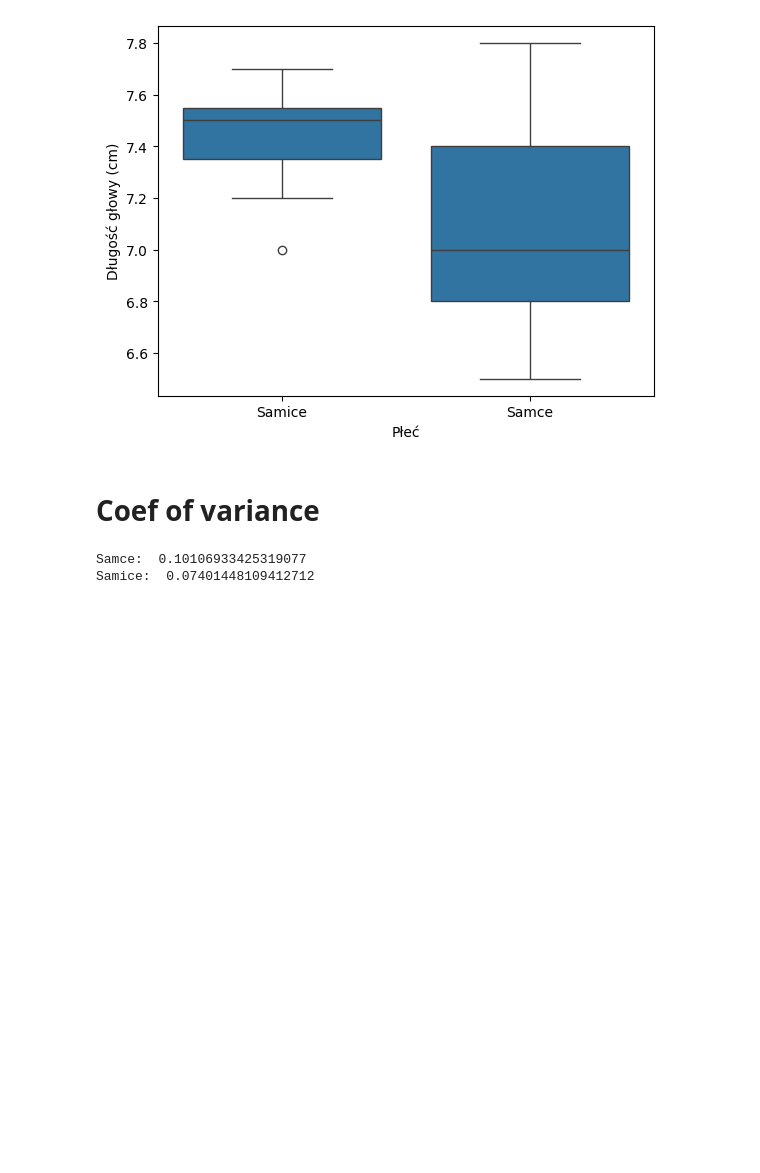
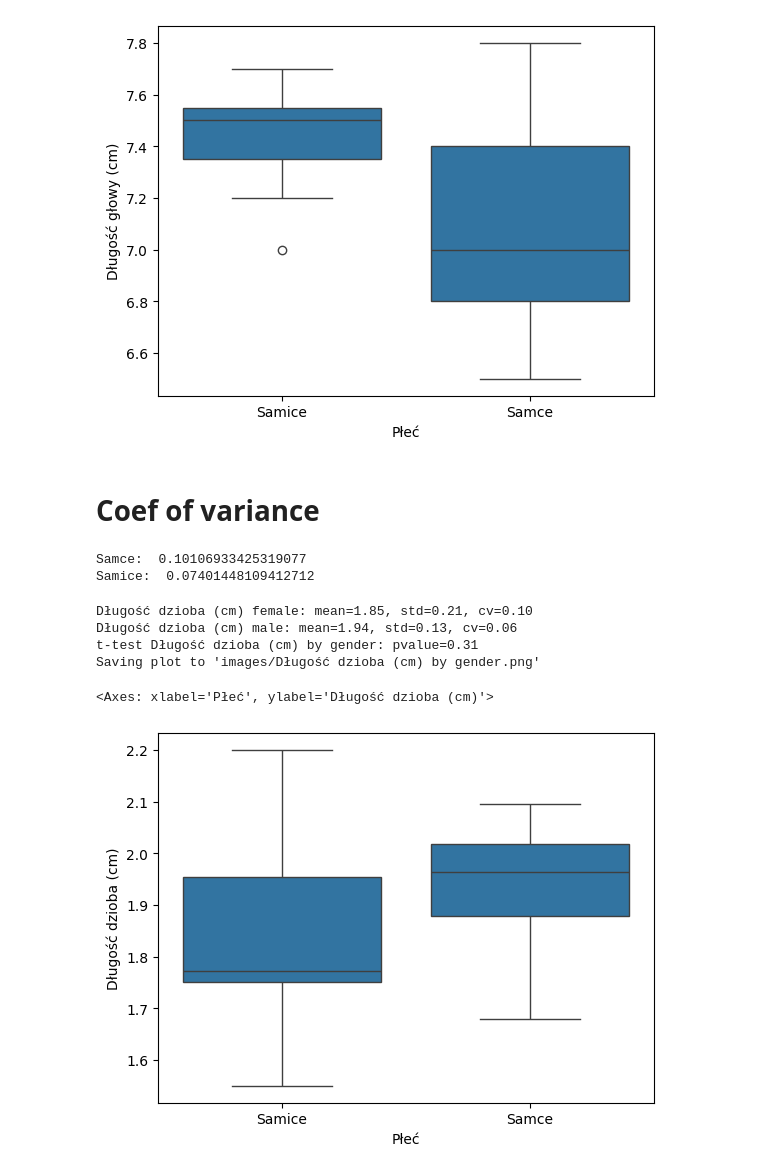
Before and after one commit to mateuszkojro/charakterystyka-morfometryczna-golebia-miejskiego, a Jupyter notebook: 09-porownanie-hetmanski.ipynb, the cells around one changed output. Cells and saved outputs as stored; diff of their text form; code cells hidden in the pictures; blank space fills up the shorter version.

```diff
--- a/09-porownanie-hetmanski.ipynb
+++ b/09-porownanie-hetmanski.ipynb
@@ -42,3 +43,12 @@ print("Samice: ", 27.6/372.9)
 # %% [output]
 Samce:  0.10106933425319077
 Samice:  0.07401448109412712
+# %%
+ds.compare_by_gender("Długość dzioba (cm)")
+# %% [output]
+Długość dzioba (cm) female: mean=1.85, std=0.21, cv=0.10
+Długość dzioba (cm) male: mean=1.94, std=0.13, cv=0.06
+t-test Długość dzioba (cm) by gender: pvalue=0.31
+Saving plot to 'images/Długość dzioba (cm) by gender.png'
+<Axes: xlabel='Płeć', ylabel='Długość dzioba (cm)'>
+[figure, added]
```
Also changed, not shown: parts of 3 cells of this notebook, 26 other files.
